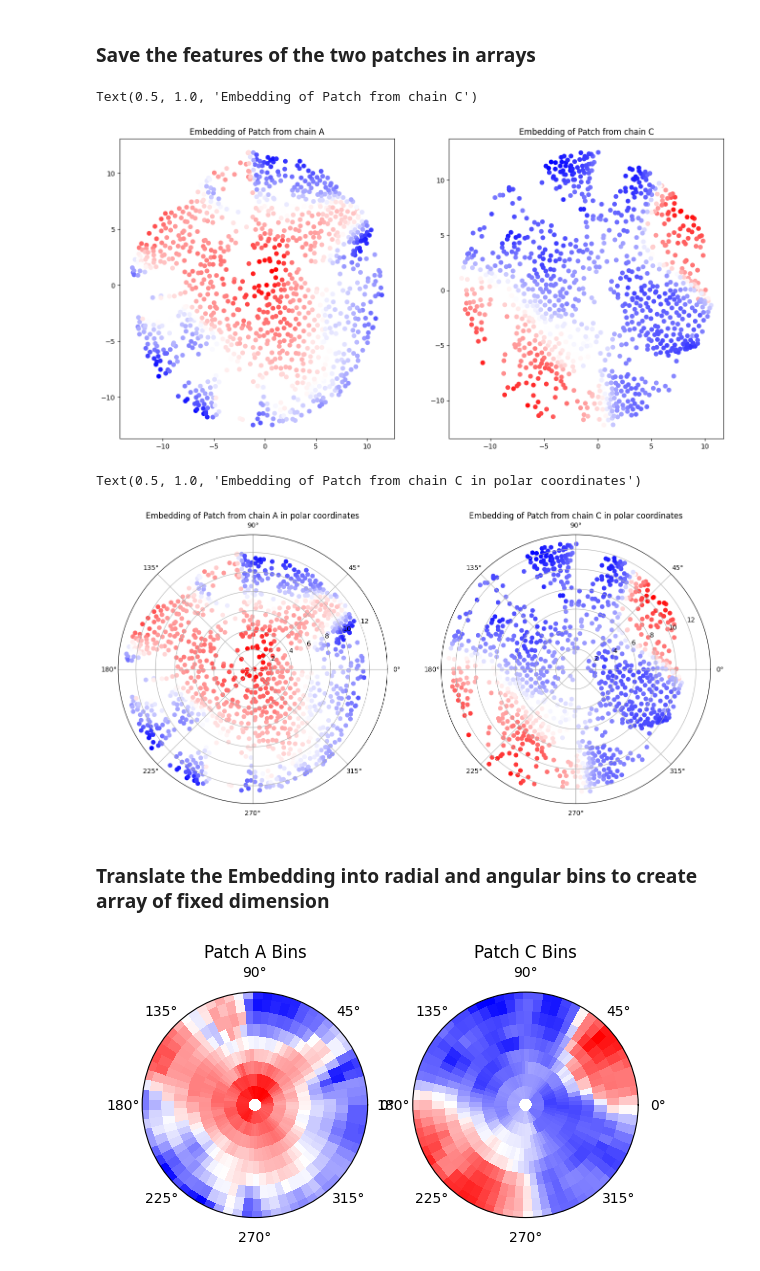
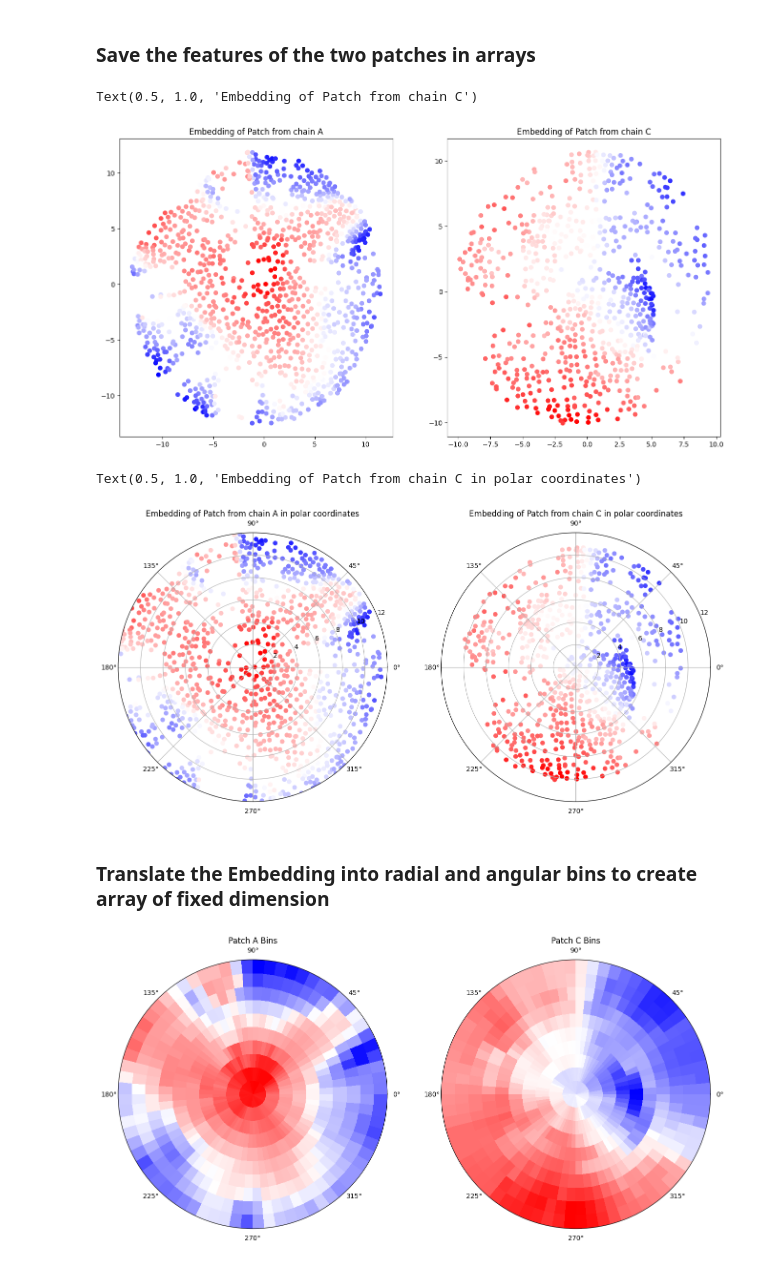
Before and after one commit to DavidGraber/protein_surface_modelling, a Jupyter notebook: main.ipynb, the cells around one changed output. Saved outputs shown, nothing was run; the diff lists cells and outputs as text; code cells hidden in the pictures.

```diff
--- a/main.ipynb
+++ b/main.ipynb
@@ -97,6 +105,6 @@ colors_C[center_C] = green
 # %%
-patch_C = np.load('surface_patch_C.npy', allow_pickle="TRUE").item()
-patch_A = np.load('surface_patch_A.npy', allow_pickle="TRUE").item()
+patch_A = np.load('chain_A_patch_4419.npy', allow_pickle="TRUE").item()
+patch_C = np.load('chain_C_patch_446.npy', allow_pickle="TRUE").item()
 # %%
 colors_A[patch_A["indeces"]]= green
 #visualize_pointcloud(coords_A, colors = colors_A)
@@ -187,19 +195,23 @@ plt.scatter(embedding_C[:,0], embedding_C[:,1], c = features_patch_C[:,feature],
 plt.title("Embedding of Patch from chain C")
 # %% [output]
 Text(0.5, 1.0, 'Embedding of Patch from chain C')
-[figure, old version]
+[figure, new version]
 # %%
 polar_coords_A = cart_to_polar(embedding_A)
 polar_coords_C = cart_to_polar(embedding_C)
 # %%
+max_rho = 12
+
 fig = plt.figure(figsize=(16,8))
 A = fig.add_subplot(121, projection='polar')
 plot1 = A.scatter(polar_coords_A[:,1], polar_coords_A[:,0], c = features_patch_A[:,feature], cmap = "bwr")
+A.set_ylim([0, max_rho])
 plt.title("Embedding of Patch from chain A in polar coordinates")
 
 C= fig.add_subplot(122, projection='polar')
 plot2 = C.scatter(polar_coords_C[:,1], polar_coords_C[:,0], c = features_patch_C[:,feature], cmap = "bwr")
+C.set_ylim([0, max_rho])
 plt.title("Embedding of Patch from chain C in polar coordinates")
 # %% [output]
 Text(0.5, 1.0, 'Embedding of Patch from chain C in polar coordinates')
-[figure, old version]
+[figure, new version]
@@ -208,39 +222,41 @@ Text(0.5, 1.0, 'Embedding of Patch from chain C in polar coordinates')
 # %%
 # Set the number of radial and angular bins and how many of its nearest neighbors should be taken into
 # account for the calculation of each bins feature vector
+
+max_rho = 12
 
 n_angular_bins = 72
 n_radial_bins = 10
 n_neighbors = 3
 
 # Create a feature vector (length 16) for each of the bins and save them in a np.array of shape (angular bins x radial bins x features)
-tensor_A = create_ang_rad_bins(n_angular_bins, n_radial_bins, features_patch_A, polar_coords_A, embedding_A, n_neighbors)
-tensor_C = create_ang_rad_bins(n_angular_bins, n_radial_bins, features_patch_C, polar_coords_C, embedding_C, n_neighbors)
+tensor_A = create_ang_rad_bins(n_angular_bins, n_radial_bins, max_rho, features_patch_A, embedding_A, n_neighbors) # polar_coords_A,
+tensor_C = create_ang_rad_bins(n_angular_bins, n_radial_bins, max_rho, features_patch_C, embedding_C, n_neighbors) # polar_coords_C
 # %%
 # Create meshgrid for plotting the two patches in bins
-max_rho_A = np.max(polar_coords_A[:,0]) # Determine the highest radial coordinate of any point in the patch
-angular_A, radial_A = np.mgrid[-np.pi:np.pi:complex(n_angular_bins), 0:max_rho_A:complex(n_radial_bins)]
+max_rho_A = 12# np.max(polar_coords_A[:,0]) # Determine the highest radial coordinate of any point in the patch
+angular_A, radial_A = np.mgrid[-np.pi:np.pi:complex(n_angular_bins+1), 0:max_rho_A:complex(n_radial_bins+1)]
 
-max_rho_C = np.max(polar_coords_C[:,0]) # Determine the highest radial coordinate of any point in the patch
-angular_C, radial_C = np.mgrid[-np.pi:np.pi:complex(n_angular_bins), 0:max_rho_C:complex(n_radial_bins)]
+max_rho_C = 12 #np.max(polar_coords_C[:,0]) # Determine the highest radial coordinate of any point in the patch
+angular_C, radial_C = np.mgrid[-np.pi:np.pi:complex(n_angular_bins+1), 0:max_rho_C:complex(n_radial_bins+1)]
 
 # Plot
-fig, (ax1, ax2) = plt.subplots(ncols=2, subplot_kw=dict(projection='polar'))
+fig, (ax1, ax2) = plt.subplots(ncols=2, subplot_kw=dict(projection='polar'), figsize=(16,8))
 
 # Patch_A
 col_A = tensor_A[:,:, feature] # Select the values of the feature chosen to display as color
 ax1.pcolormesh(angular_A, radial_A, col_A, cmap = "bwr")
 ax1.set_title('Patch A Bins')
 ax1.set_ylim([0, max_rho_A])
 ax1.set_yticklabels([])
 
 # Patch_C
 col_C = tensor_C[:,:, feature] # Select the values of the feature chosen to display
 ax2.pcolormesh(angular_C, radial_C, col_C, cmap = "bwr")
 ax2.set_title('Patch C Bins')
 ax2.set_ylim([0, max_rho_C])
 ax2.set_yticklabels([])
 
 plt.show()
 # %% [output]
-[figure, old version]
+[figure, new version]
```
Also changed, not shown: parts of 18 cells of this notebook.
